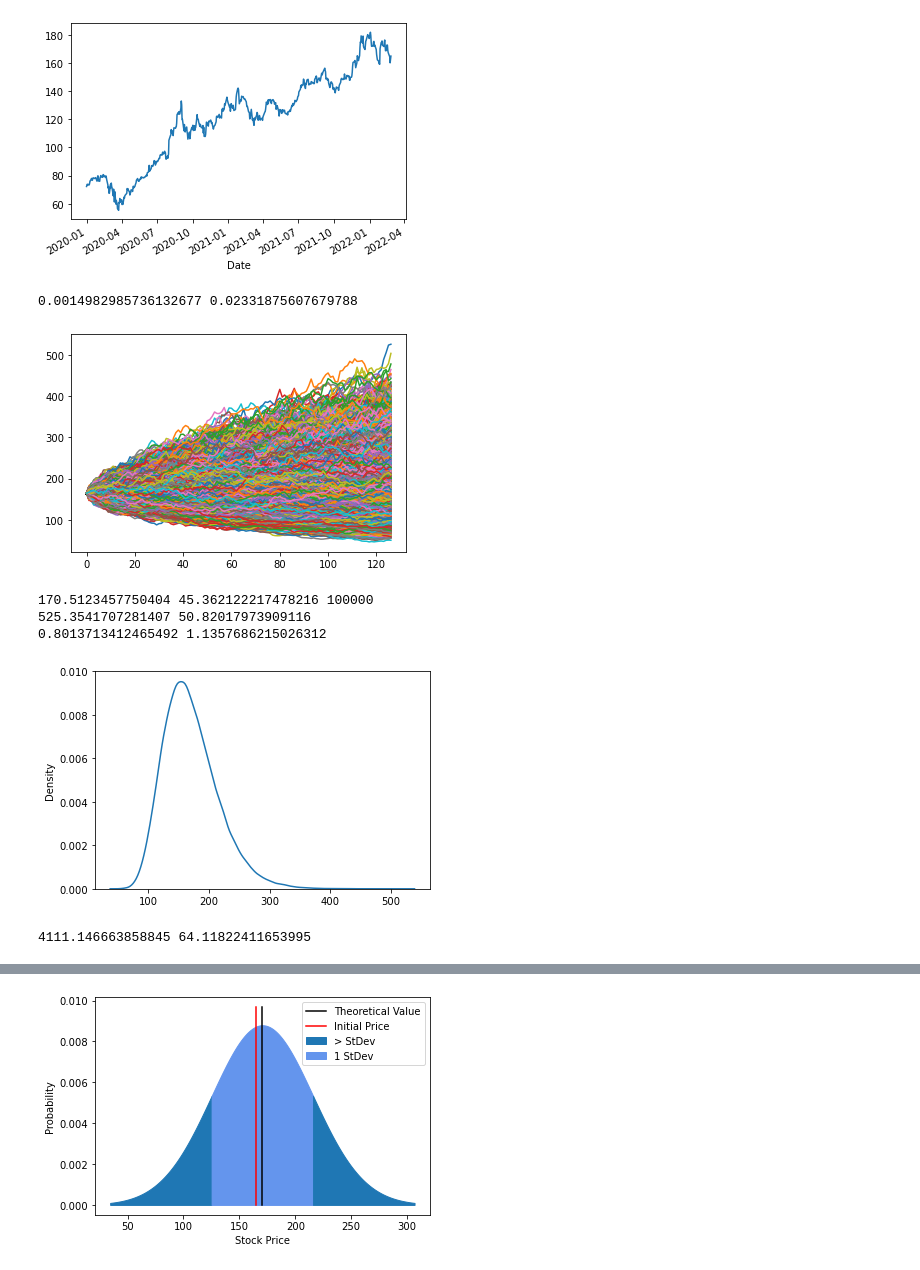
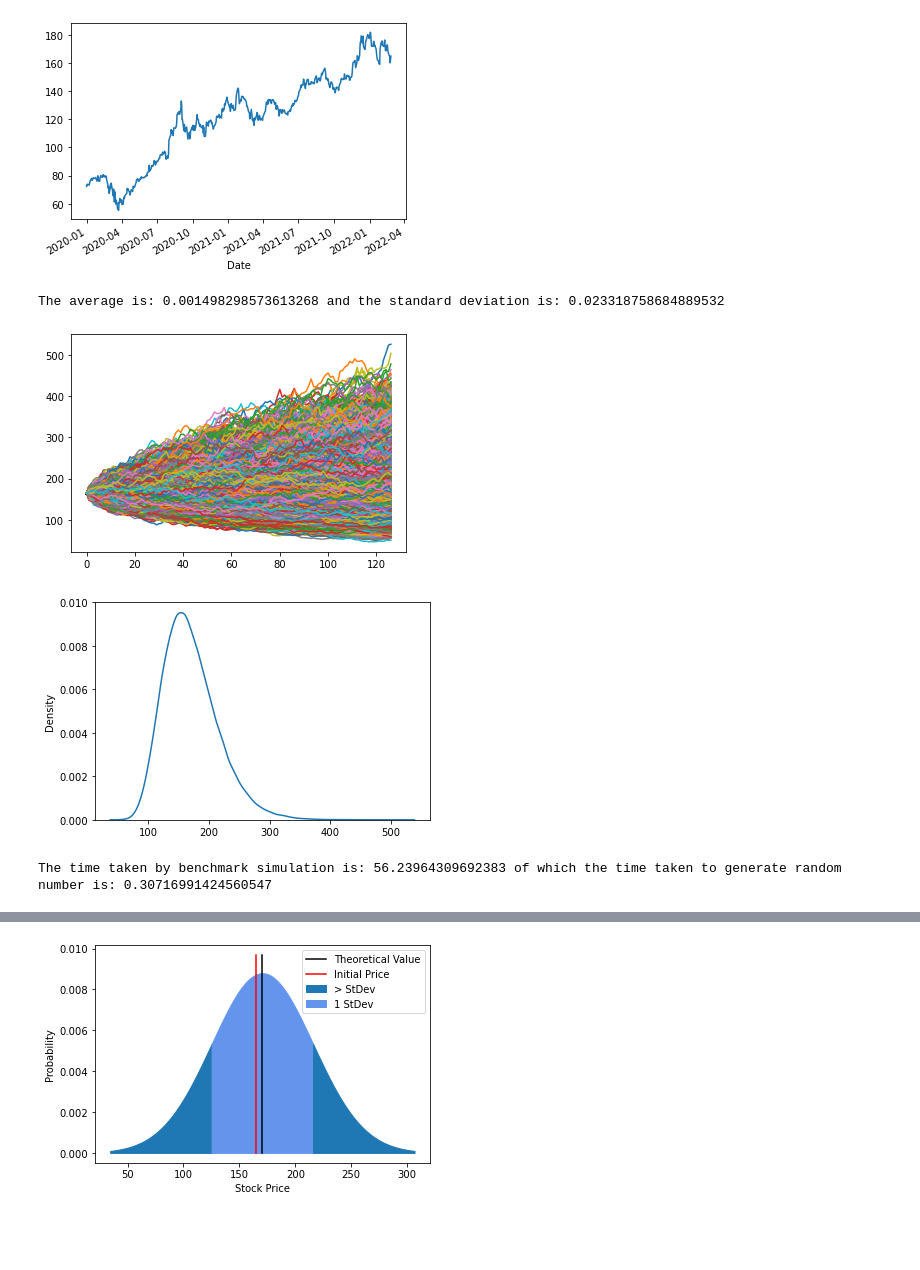
Before and after one commit to Rupesh0Poudel/Numerical_Introductory_Seminar, a Jupyter notebook: Final Notebook.ipynb, the cells around one changed output, grey strips where cells are left out. Saved outputs shown, nothing was run; the diff lists cells and outputs as text; code cells hidden in the pictures; blank space fills up the shorter version.

```diff
--- a/Final Notebook.ipynb
+++ b/Final Notebook.ipynb
@@ -59,8 +64,8 @@ M = 100000
 N = 126
 nudt = 0 # assuming that only movement of the stock comes from innovation terms
 volsdt = log_returns.std()
-#avg = log_returns.mean() the assumption of 0 was made because the mean here returns value close to 0
-print(avg, volsdt)
+avg = log_returns.mean() #the assumption of 0 was made because the mean here returns value close to 0
+print('The average is:',avg, 'and the standard deviation is:', volsdt)
 lnS = np.log(initial_price)
 # %% [output]
-0.0014982985736132677 0.02331875607679788
+The average is: 0.001498298573613268 and the standard deviation is: 0.023318758684889532
@@ -71,37 +72,23 @@ Z = np.random.normal(size=(N, M))
 # %%
-
+start21 = time.time()
+np.random.seed(100)
+Z = np.random.normal(size=(N, M))
+end_prng = time.time()
 delta_lnSt = nudt + volsdt*Z
 lnSt = lnS + np.cumsum(delta_lnSt, axis=0)
 lnSt = np.concatenate( (np.full(shape=(1, M), fill_value=lnS), lnSt ) )
 ST = np.exp(lnSt)
+plt.plot(ST)
+plt.show()
+final_day = ST[-1]
+sns.kdeplot(final_day)
+
+
+end21 = time.time()
+# %% [output]
+[figure, added]
+[figure, added]
-# %%
-plt.plot(ST)
-plt.show()
-# %% [output]
-[figure, removed]
-# %%
-final_day = ST[-1]
-sns.kdeplot(final_day)
-mean0 = final_day.mean()
-se0 = final_day.std()
-print(mean0,se0, len(final_day))
-
-print(final_day.max(), final_day.min())
-skew0 = stats.skew(final_day)
-kurtosis0 = stats.kurtosis(final_day)
-print(skew0, kurtosis0)
-# %% [output]
-170.5123457750404 45.362122217478216 100000
-525.3541707281407 50.82017973909116
-0.8013713412465492 1.1357686215026312
-[figure, removed]
-# %%
-from sklearn.metrics import mean_squared_error
-y_true = np.random.normal(mean0,se0, size = 100000)
-y_pred = final_day
-
-mse= mean_squared_error(y_true, y_pred)
-rmse = mean_squared_error(y_true, y_pred, squared = False)
-print(mse, rmse)
-# %% [output]
-4111.146663858845 64.11822411653995
+# %%
+print ('The time taken by benchmark simulation is:',end21-start21, 'of which the time taken to generate random number is:', end_prng-start21)
+# %% [output]
+The time taken by benchmark simulation is: 56.23964309692383 of which the time taken to generate random number is: 0.30716991424560547
```
Also changed, not shown: parts of 57 cells of this notebook.
